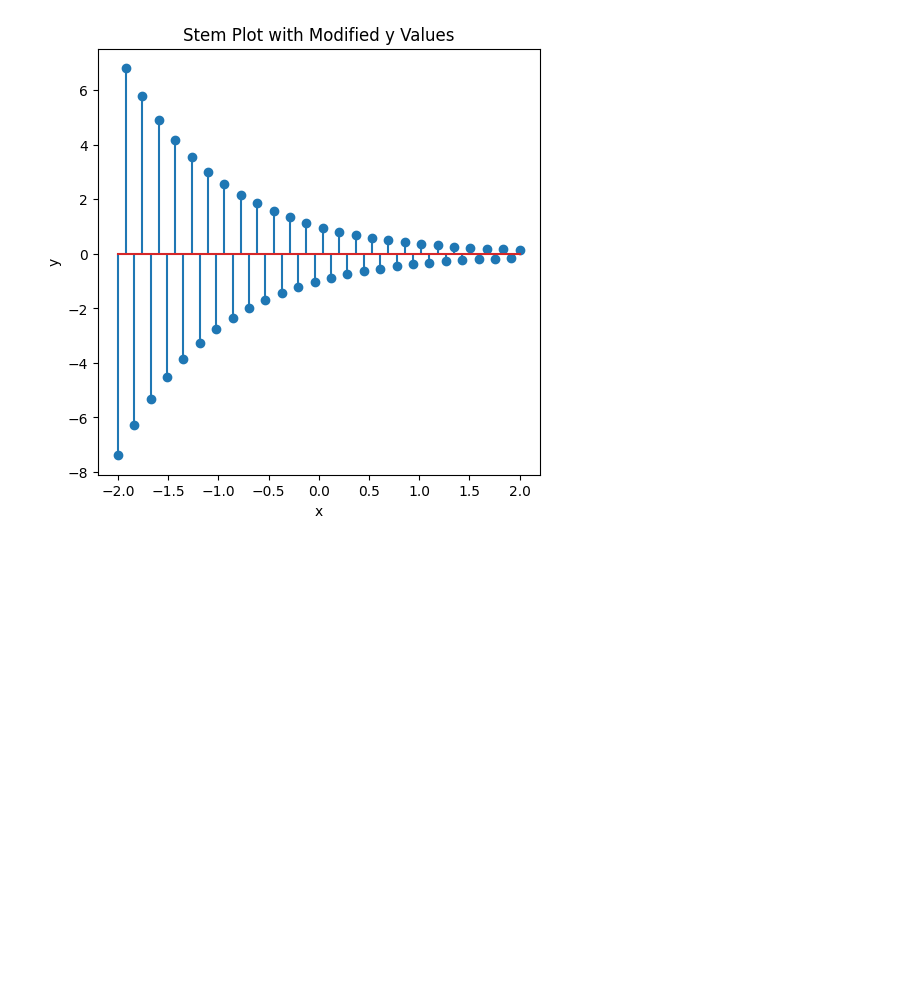
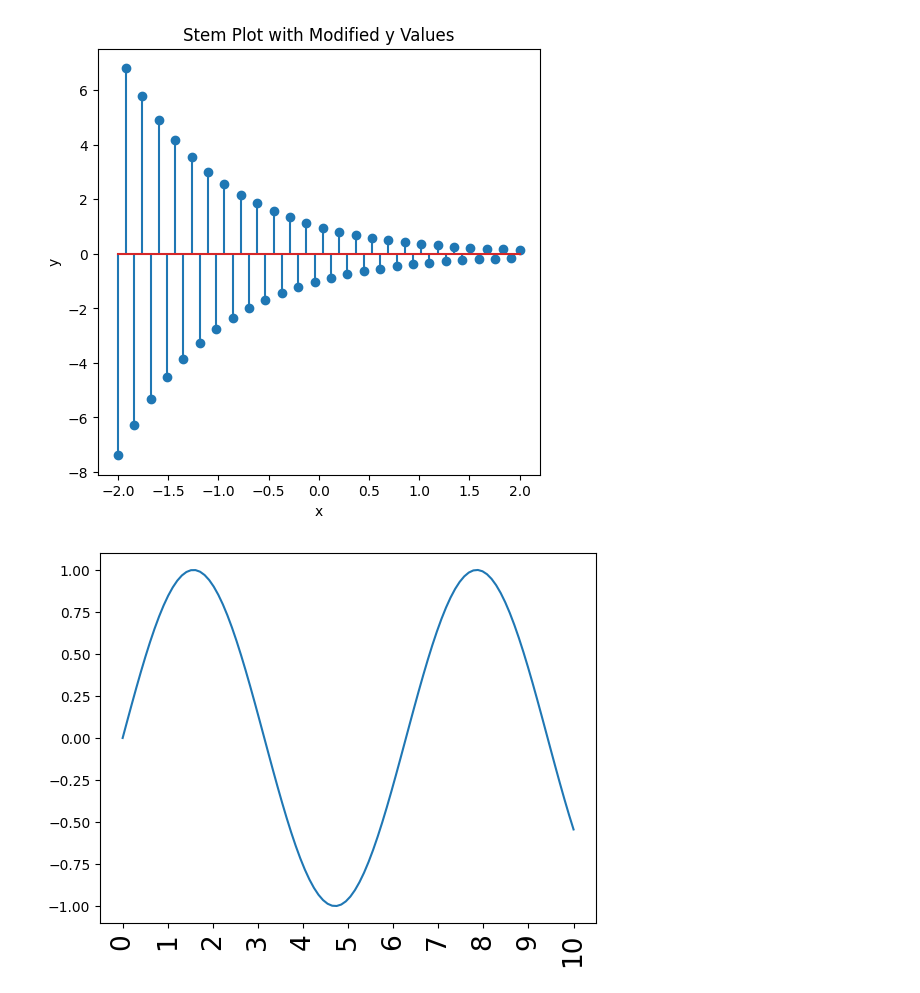
Before and after one commit to Roll-no-57/CSE-220-Signals-and-Linear-Systems, a Jupyter notebook: Practices/Matplotlib/Matplotlib.ipynb, the cells around one changed output. Saved outputs shown, nothing was run; the diff lists cells and outputs as text; code cells hidden in the pictures; blank space fills up the shorter version.

```diff
--- a/Practices/Matplotlib/Matplotlib.ipynb
+++ b/Practices/Matplotlib/Matplotlib.ipynb
@@ -140,5 +161,14 @@ plt.show()
   6.8098313  -7.3890561 ]
 [figure]
 # %%
+import matplotlib.pyplot as plt
 import numpy as np
-import matplotlib.pyplot as plt
+
+x = np.linspace(0, 10, 100)
+y = np.sin(x)
+
+plt.plot(x, y)
+plt.xticks(np.arange(0, 11, 1), rotation=90, fontsize=19)
+plt.show()
+# %% [output]
+[figure, added]
```
Also changed, not shown: parts of 4 cells of this notebook, 11 other files.
